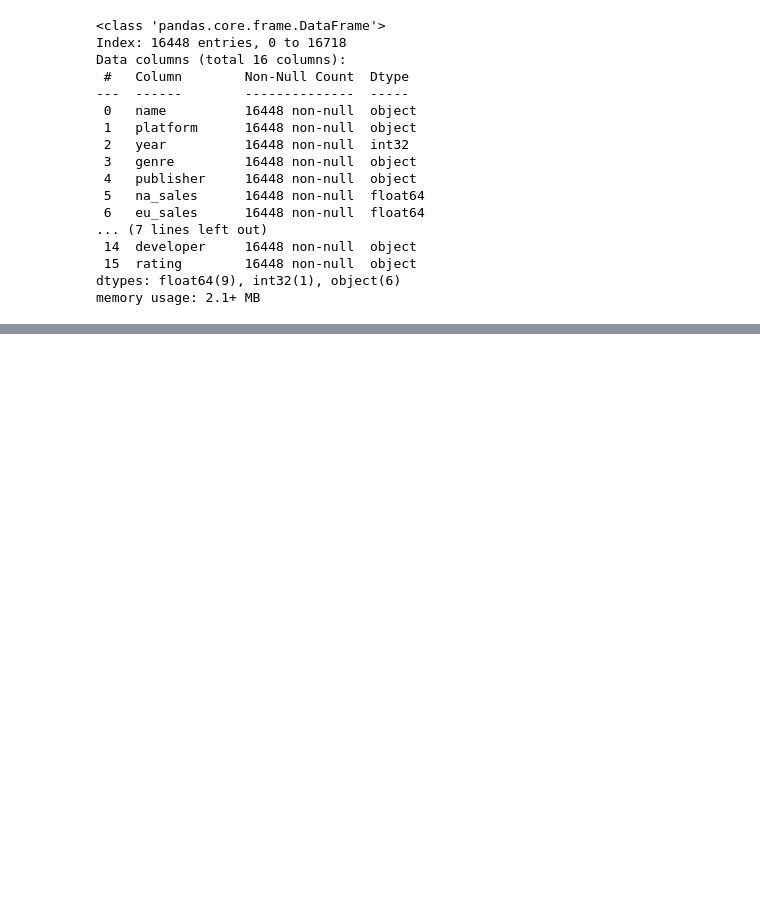
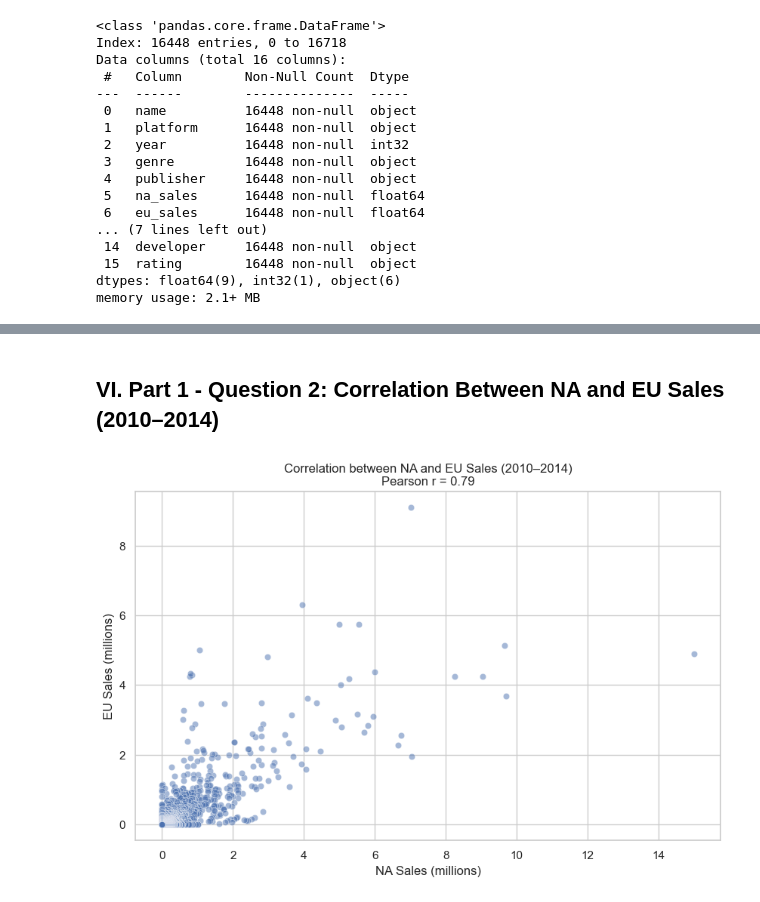
Before and after one commit to Maria8989/Data-Visualisations, a Jupyter notebook: Maria G Garcia Macedo_DPrepHDip_CA1.ipynb, the cells around one changed output, grey strips where cells are left out. Drawn from its saved outputs; the diff is of its cells as text; code cells hidden in the pictures; blank space fills up the shorter version.

```diff
--- a/Maria G Garcia Macedo_DPrepHDip_CA1.ipynb
+++ b/Maria G Garcia Macedo_DPrepHDip_CA1.ipynb
@@ -201,0 +273,13 @@ memory usage: 2.1+ MB
+# %% [markdown]
+## VI. Part 1 - Question 2: Correlation Between NA and EU Sales (2010–2014)
+# %%
+df_2010_2014 = df[(df["year"] >= 2010) & (df["year"] <= 2014)]
+corr = df_2010_2014["na_sales"].corr(df_2010_2014["eu_sales"])
+
+sns.scatterplot(data=df_2010_2014, x="na_sales", y="eu_sales", alpha=0.5)
+plt.title(f"Correlation between NA and EU Sales (2010–2014)\nPearson r = {corr:.2f}")
+plt.xlabel("NA Sales (millions)")
+plt.ylabel("EU Sales (millions)")
+plt.show()
+# %% [output]
+[figure, added]
```
Also changed, not shown: parts of 18 cells of this notebook.
